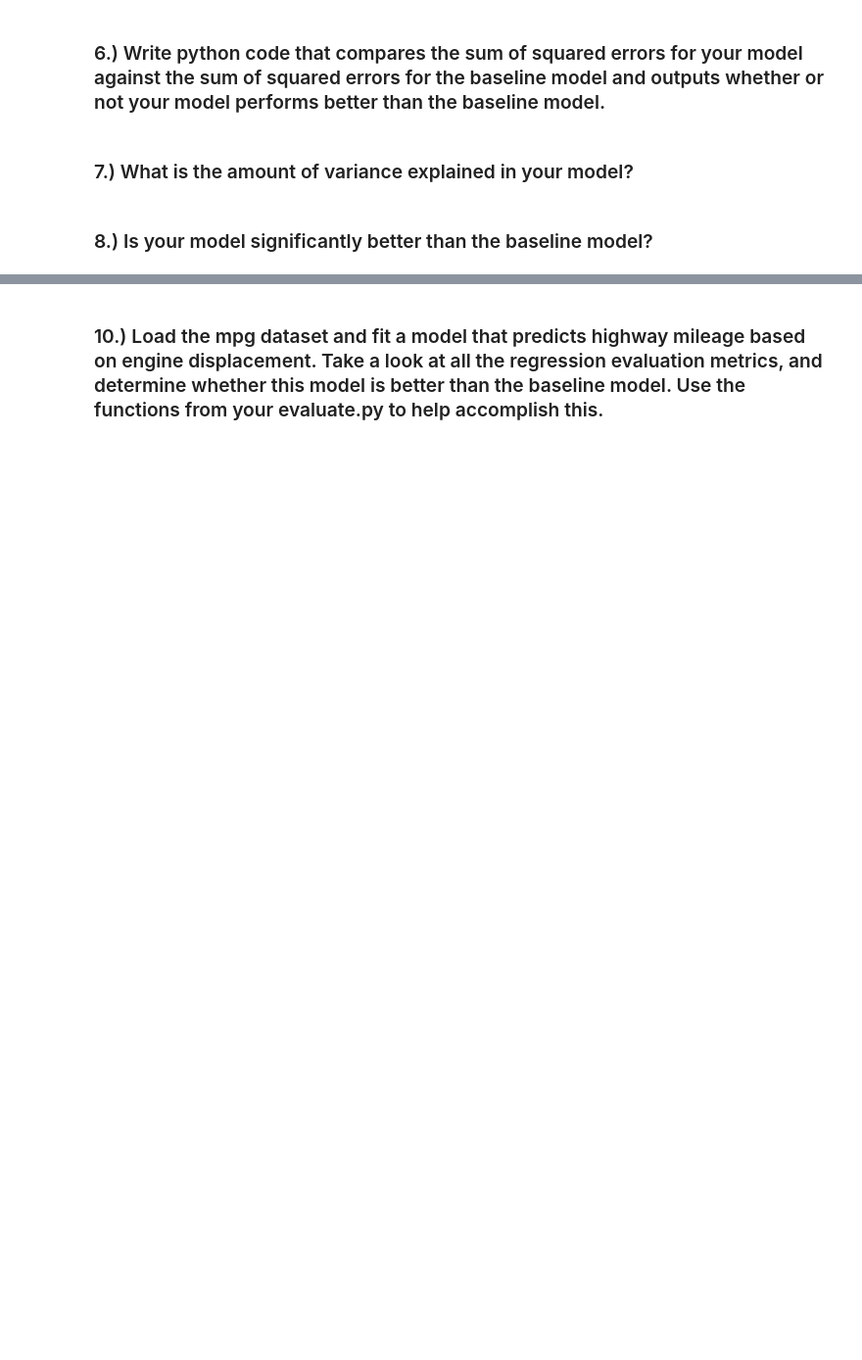
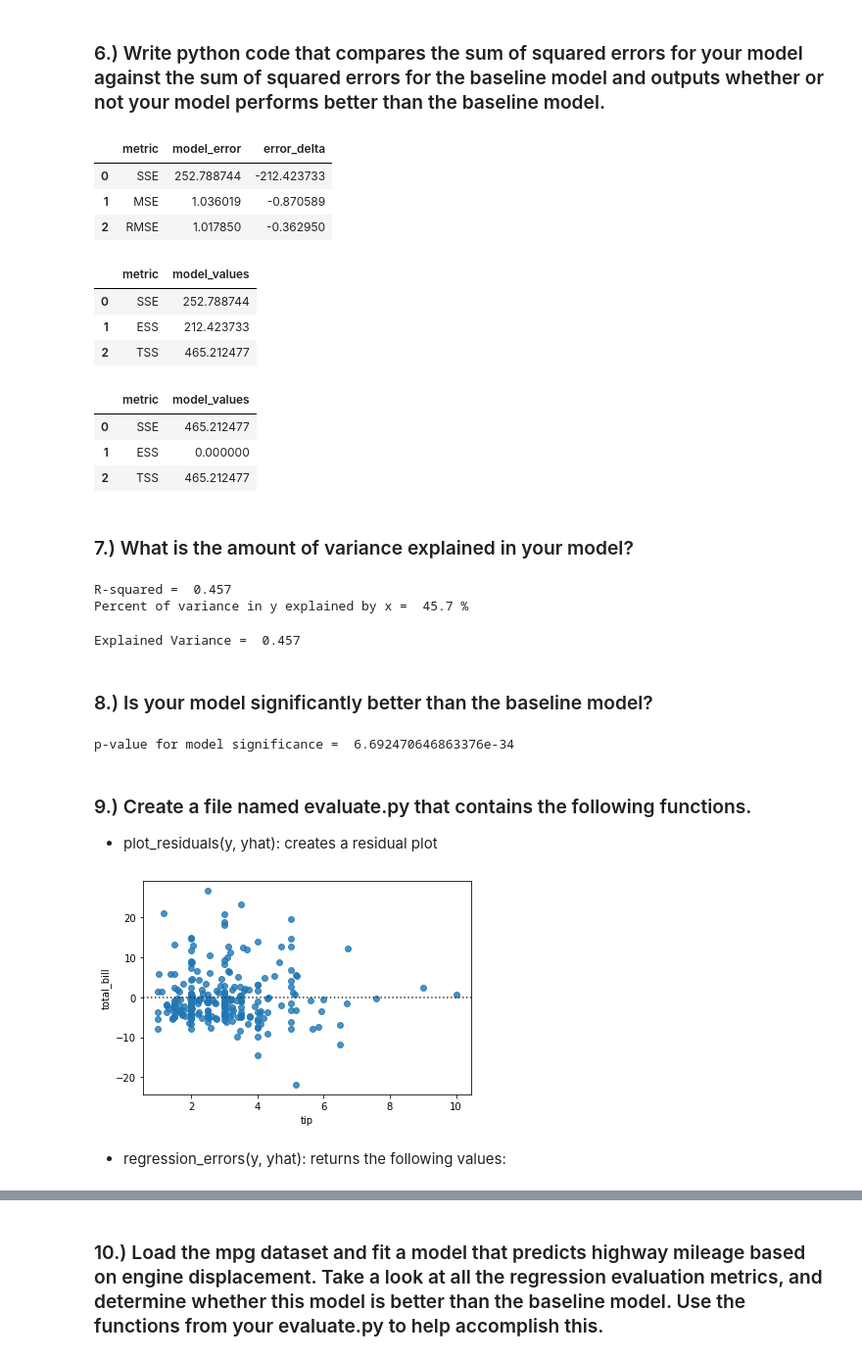
Before and after one commit to jivemachine/ds-methodologies-exercises, a Jupyter notebook: regression/evaluate.ipynb, the cells around one changed output, grey strips where cells are left out. Shown: that part at 98% size. Saved outputs shown, nothing was run; the diff lists cells and outputs as text; code cells hidden in the pictures; blank space fills up the shorter version.

Commit message:
add evaluate exercises

```diff
--- a/regression/evaluate.ipynb
+++ b/regression/evaluate.ipynb
@@ -85,3 +86,8 @@ plt.show()
 [figure]
 # %% [markdown]
 ### 4.) Calculate the sum of squared errors, explained sum of squares, total sum of squares, mean squared error, and root mean squared error for your model.
+# %%
+df['residual^2'] = df.residuals ** 2
+df['residual_baseline^2'] = df.residual_baseline ** 2
+SSE = sum(df['residual^2'])
+SSE
@@ -90,6 +154,76 @@ plt.show()
 # %% [markdown]
 ### 6.) Write python code that compares the sum of squared errors for your model against the sum of squared errors for the baseline model and outputs whether or not your model performs better than the baseline model.
+# %%
+df_eval['error_delta'] = df_eval.model_error - df_baseline_eval.model_error
+
+df_eval
+# %% [output]
+|  | metric | model_error | error_delta |
+| 0 | SSE | 252.788744 | -212.423733 |
+| 1 | MSE | 1.036019 | -0.870589 |
+| 2 | RMSE | 1.017850 | -0.362950 |
+# %%
+# add the ESS, SSE, TSS from the model to a dataframe
+ss = pd.DataFrame(np.array(['SSE','ESS','TSS']), columns=['metric'])
+ss['model_values'] = np.array([SSE, ESS, TSS])
+
+# compute and add the baseline values to the dataframe
+ESS_baseline = sum((df.yhat_baseline - df.tip.mean())**2)
+SSE_baseline = df_baseline_eval[df_baseline_eval.metric=='SSE_baseline']['model_error'][0]
+TSS_baseline = ESS_baseline + SSE_baseline
+ss
+# %% [output]
+|  | metric | model_values |
+| 0 | SSE | 252.788744 |
+| 1 | ESS | 212.423733 |
+| 2 | TSS | 465.212477 |
+# %%
+ss['model_values'] = np.array([SSE_baseline, ESS_baseline, TSS_baseline])
+
+ss
+# %% [output]
+|  | metric | model_values |
+| 0 | SSE | 465.212477 |
+| 1 | ESS | 0.000000 |
+| 2 | TSS | 465.212477 |
 # %% [markdown]
 ### 7.) What is the amount of variance explained in your model?
+# %%
+R2 = ESS/TSS
+print('R-squared = ',round(R2,3))
+print("Percent of variance in y explained by x = ", round(R2*100,1), "%")
+# %% [output]
+R-squared =  0.457
+Percent of variance in y explained by x =  45.7 %
+# %%
+evs = explained_variance_score(df.tip, df.yhat)
+print('Explained Variance = ', round(evs,3))
+# %% [output]
+Explained Variance =  0.457
 # %% [markdown]
 ### 8.) Is your model significantly better than the baseline model?
+# %%
+f_pval = model.f_pvalue
+
+print("p-value for model significance = ", f_pval)
+# %% [output]
+p-value for model significance =  6.692470646863376e-34
+# %% [markdown]
+### 9.) Create a file named evaluate.py that contains the following functions.
+
+- plot_residuals(y, yhat): creates a residual plot
+# %%
+def plot_residuals(df, y, y_hat):
+    '''
+    user inputs a dataframe, then Data or column name in data for the predictor variable.
+    then Data or column name in data for the response variable. And
+    function will produce a scatter plot
+    with a baseline
+    '''
+    sns.residplot(x=y, y=y_hat, data=df)
+# %%
+plot_residuals(df, "tip", "total_bill")
+# %% [output]
+[figure, added]
+# %% [markdown]
+- regression_errors(y, yhat): returns the following values:
```
Also changed, not shown: parts of 24 cells of this notebook, 1 other file.
